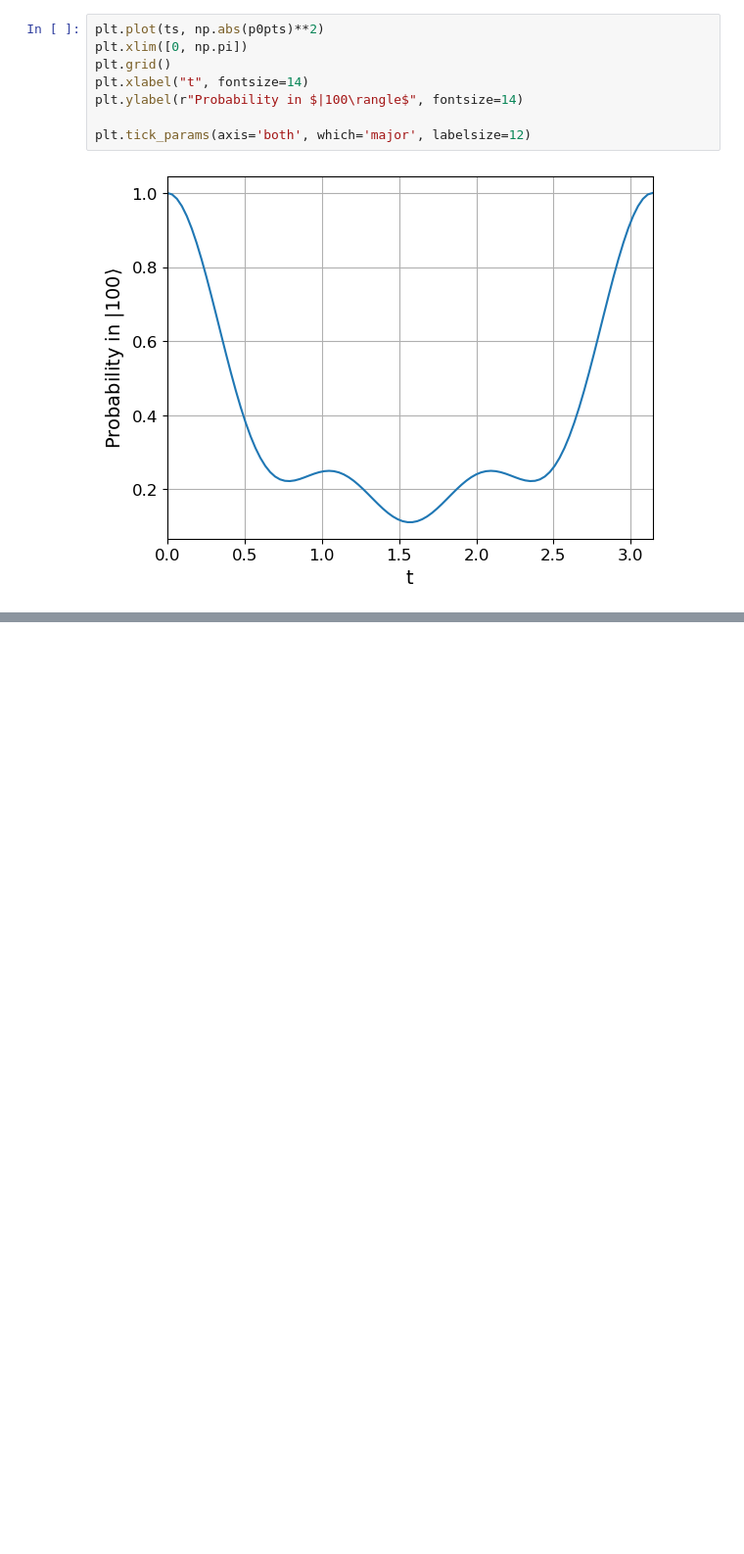
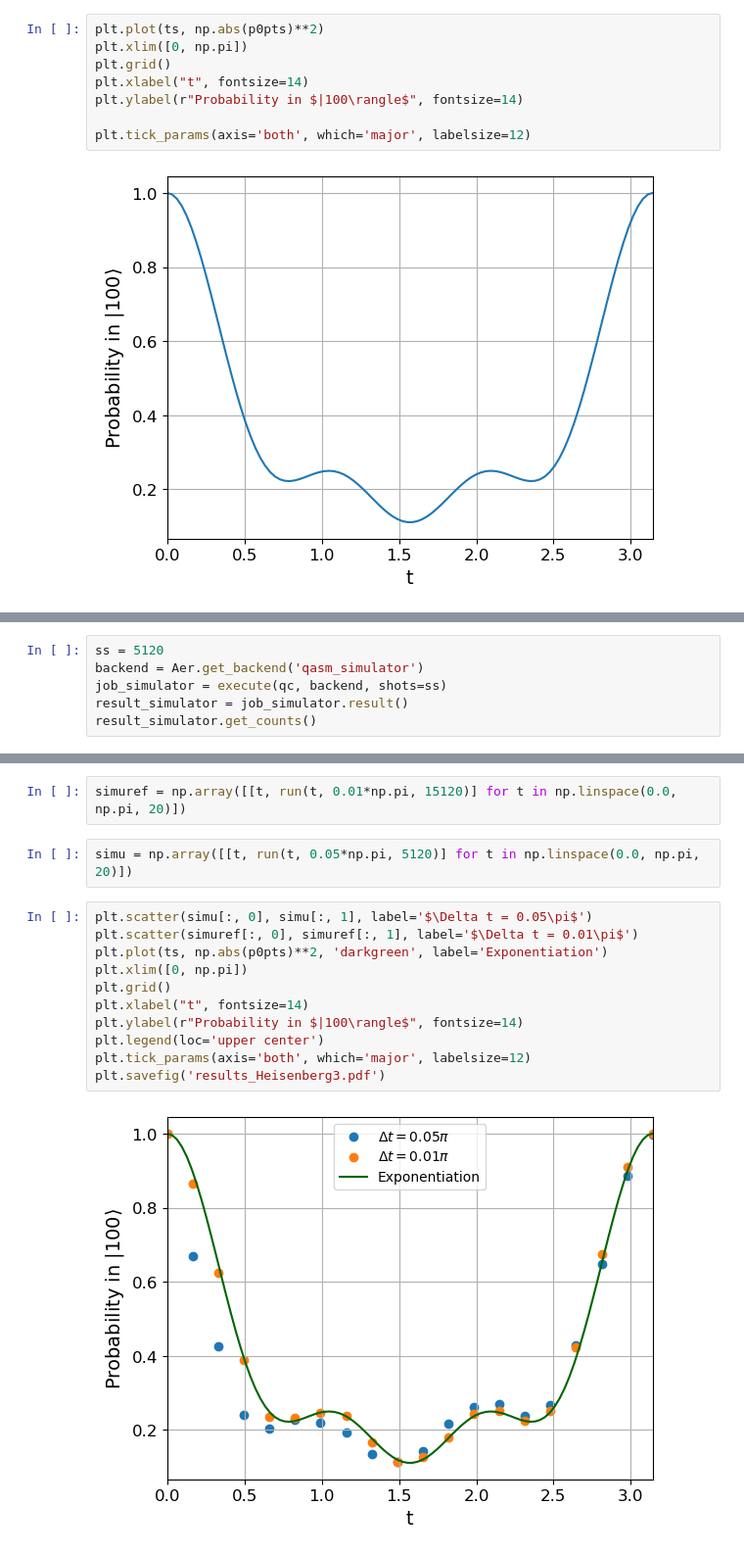
Before and after one commit to bin-wu-phys/QuantumSimulation, a Jupyter notebook: 02.Trotterization.1.x.ipynb, the cells around one changed output, grey strips where cells are left out. Shown: that part at 98% size. Saved outputs shown, nothing was run; the diff lists cells and outputs as text; blank space fills up the shorter version.

```diff
--- a/02.Trotterization.1.x.ipynb
+++ b/02.Trotterization.1.x.ipynb
@@ -238,0 +275,6 @@ plt.tick_params(axis='both', which='major', labelsize=12)
+# %%
+ss = 5120
+backend = Aer.get_backend('qasm_simulator')
+job_simulator = execute(qc, backend, shots=ss)
+result_simulator = job_simulator.result()
+result_simulator.get_counts()
@@ -238,0 +330,17 @@ plt.tick_params(axis='both', which='major', labelsize=12)
+# %%
+simuref = np.array([[t, run(t, 0.01*np.pi, 15120)] for t in np.linspace(0.0, np.pi, 20)])
+# %%
+simu = np.array([[t, run(t, 0.05*np.pi, 5120)] for t in np.linspace(0.0, np.pi, 20)])
+# %%
+plt.scatter(simu[:, 0], simu[:, 1], label='$\Delta t = 0.05\pi$')
+plt.scatter(simuref[:, 0], simuref[:, 1], label='$\Delta t = 0.01\pi$')
+plt.plot(ts, np.abs(p0pts)**2, 'darkgreen', label='Exponentiation')
+plt.xlim([0, np.pi])
+plt.grid()
+plt.xlabel("t", fontsize=14)
+plt.ylabel(r"Probability in $|100\rangle$", fontsize=14)
+plt.legend(loc='upper center')
+plt.tick_params(axis='both', which='major', labelsize=12)
+plt.savefig('results_Heisenberg3.pdf')
+# %% [output]
+[figure, added]
```
Also changed, not shown: parts of 8 cells of this notebook.
